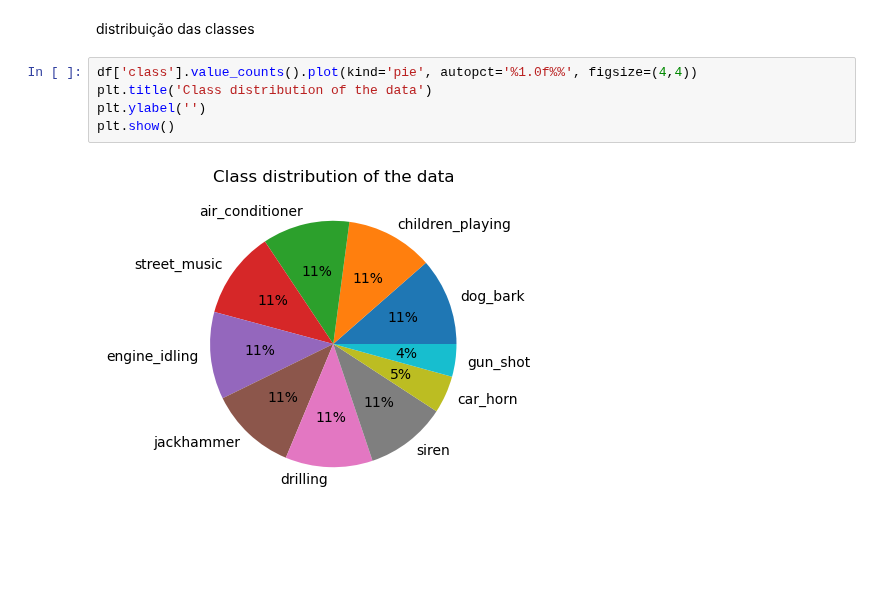
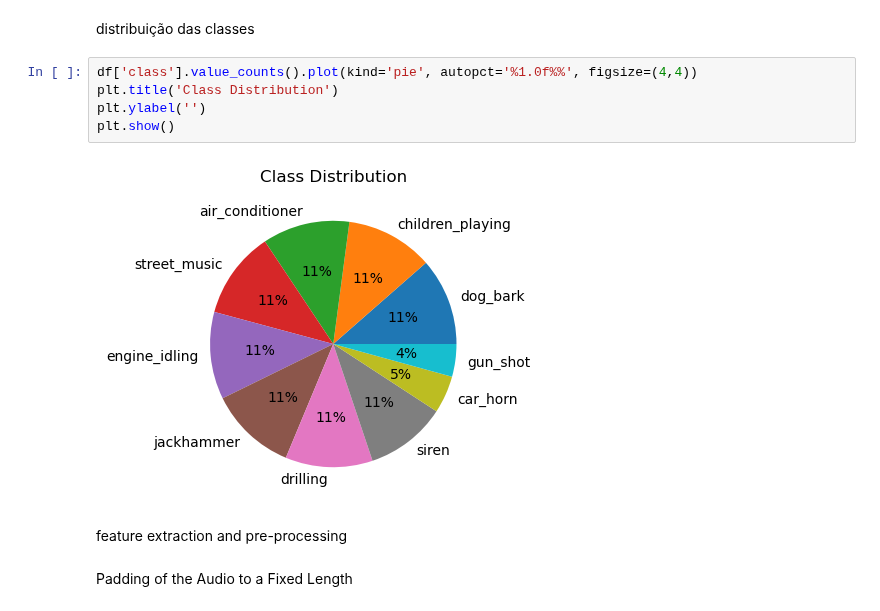
Before and after one commit to joaobaptista30/Sound_Classification, a Jupyter notebook: rnn-lstm.ipynb, the cells around one changed output. Cells and saved outputs as stored; diff of their text form; blank space fills up the shorter version.

```diff
--- a/rnn-lstm.ipynb
+++ b/rnn-lstm.ipynb
@@ -23,8 +23,12 @@ df.head()
 distribuição das classes
 # %%
 df['class'].value_counts().plot(kind='pie', autopct='%1.0f%%', figsize=(4,4))
-plt.title('Class distribution of the data')
+plt.title('Class Distribution')
 plt.ylabel('')
 plt.show()
 # %% [output]
-[figure, old version]
+[figure, new version]
+# %% [markdown]
+feature extraction and pre-processing
+# %% [markdown]
+Padding of the Audio to a Fixed Length
```
Also changed, not shown: parts of 9 cells of this notebook.
